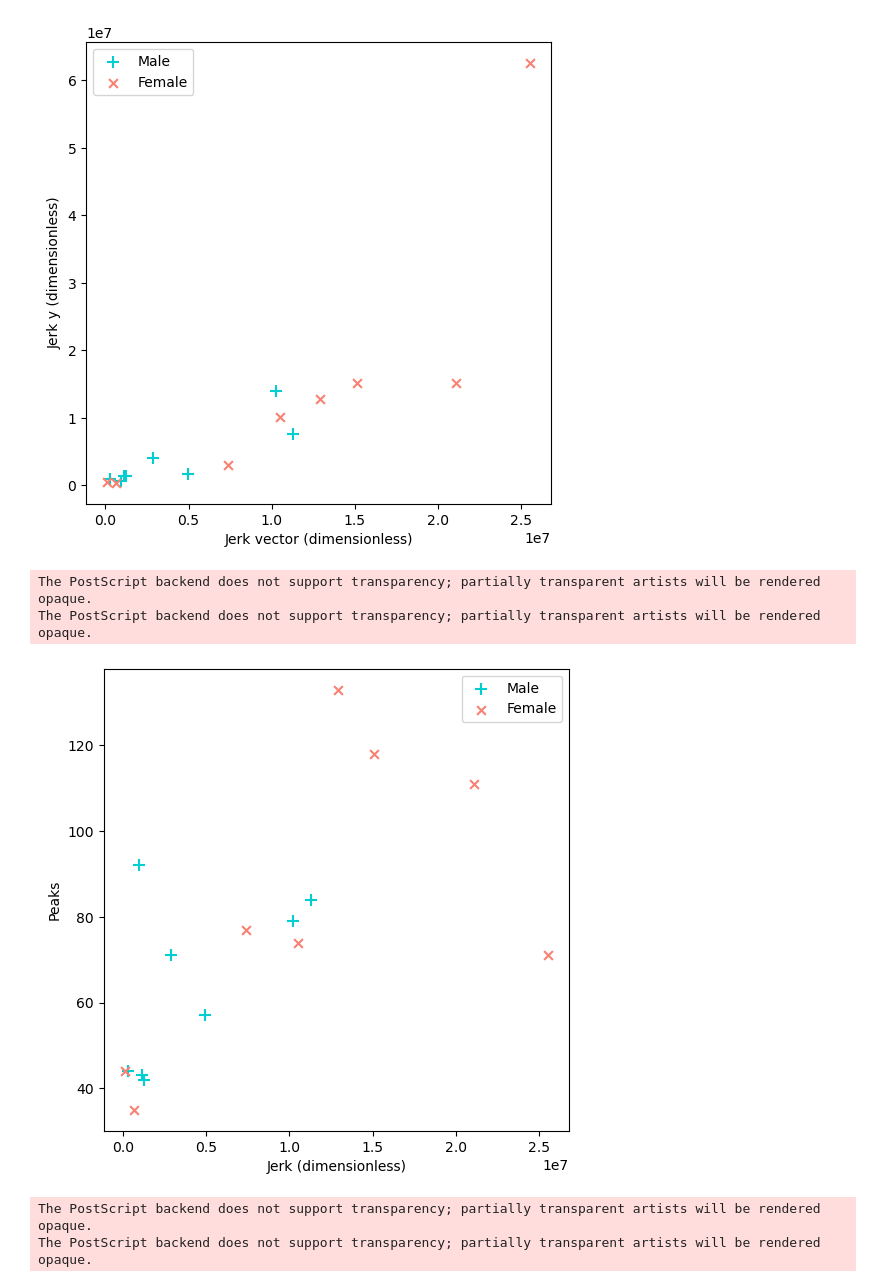
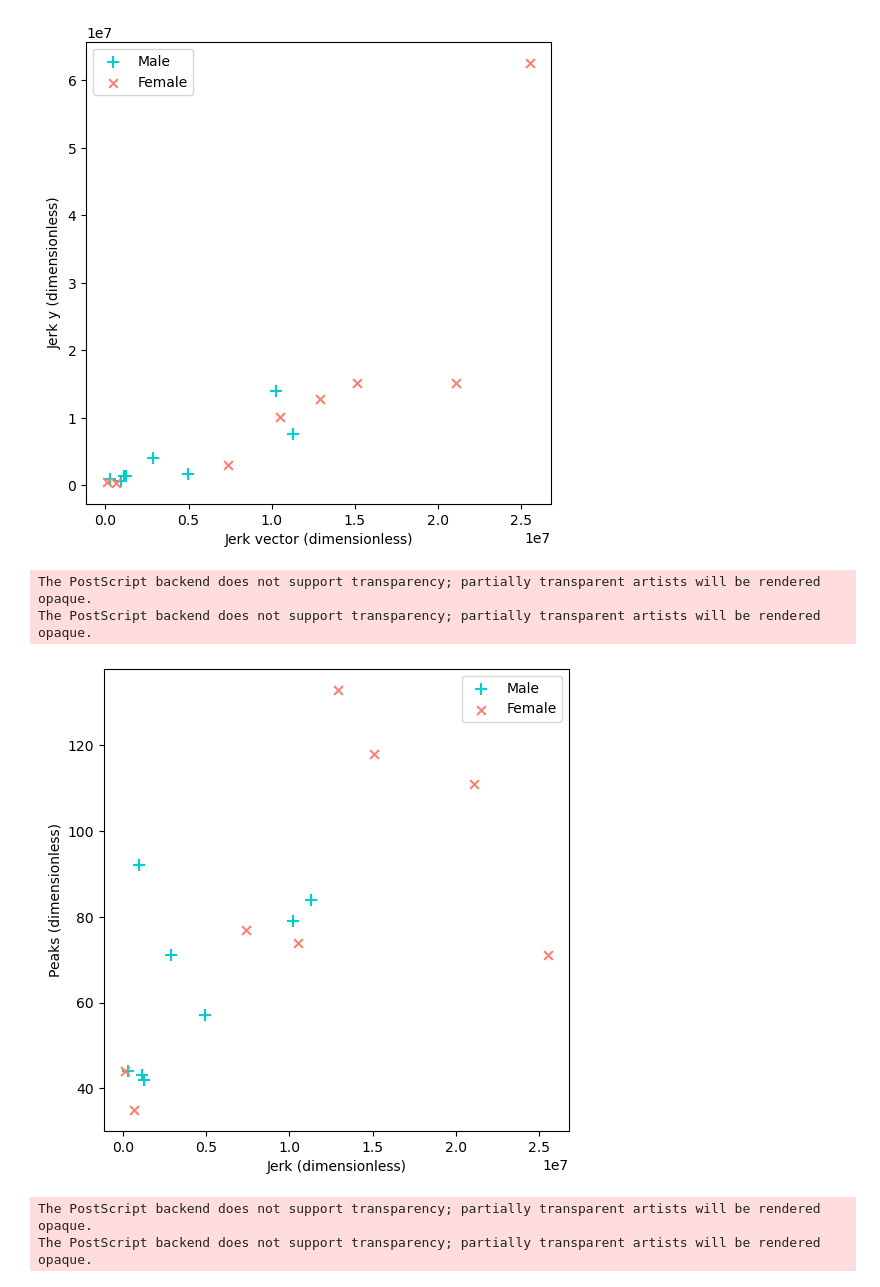
Before and after one commit to doertiboy/MasterStudy, a Jupyter notebook: Plotting.ipynb, the cells around one changed output. Saved outputs shown, nothing was run; the diff lists cells and outputs as text; code cells hidden in the pictures.

```diff
--- a/Plotting.ipynb
+++ b/Plotting.ipynb
@@ -97,11 +114,11 @@ The PostScript backend does not support transparency; partially transparent arti
 The PostScript backend does not support transparency; partially transparent artists will be rendered opaque.
 [figure]
 # %%
-plotFeatures('mean_jerk_vector', 'pos_peaks', 'Jerk (dimensionless)', 'Peaks')
+plotFeatures('mean_jerk_vector', 'pos_peaks', 'Jerk (dimensionless)', 'Peaks (dimensionless)')
 # %% [output]
 The PostScript backend does not support transparency; partially transparent artists will be rendered opaque.
 The PostScript backend does not support transparency; partially transparent artists will be rendered opaque.
-[figure, old version]
+[figure, new version]
 # %%
 plotFeatures('mean_jerk_vector', 'time', 'Jerk (dimensionless)', 'Time (s)')
 # %% [output]
```
Also changed, not shown: parts of 3 cells of this notebook, 45 other files.
